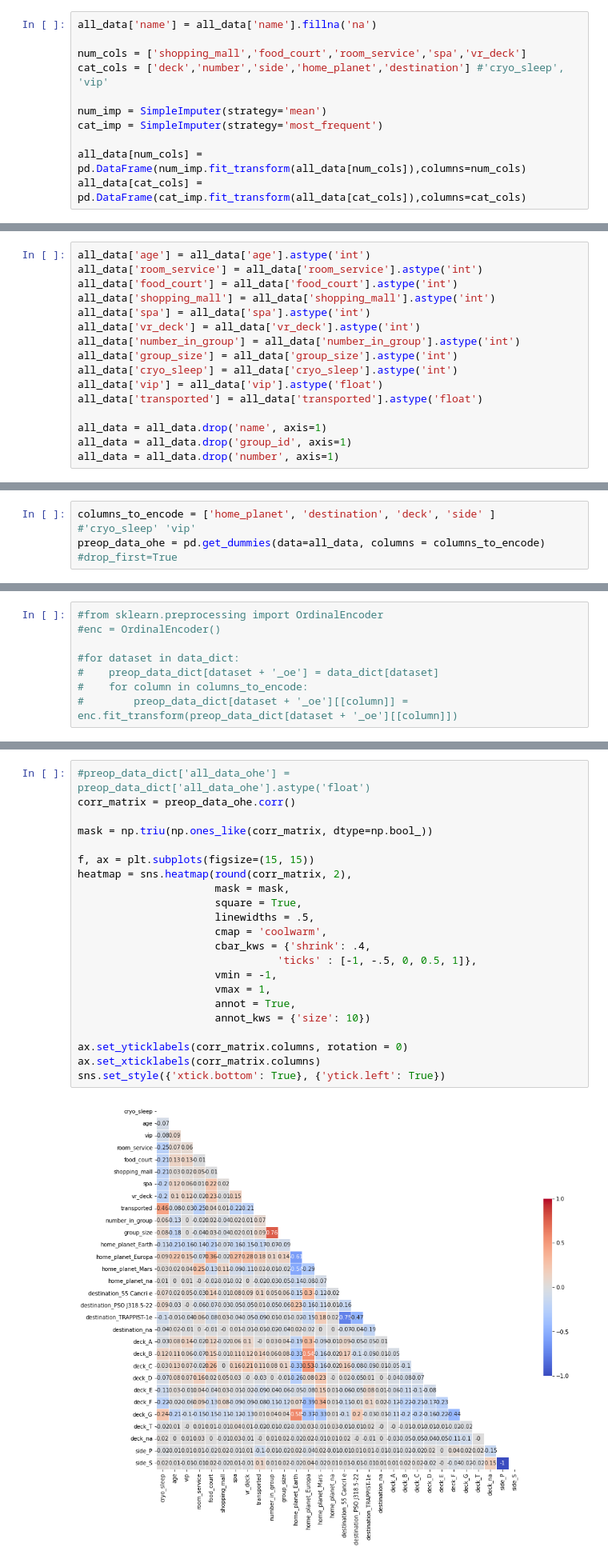
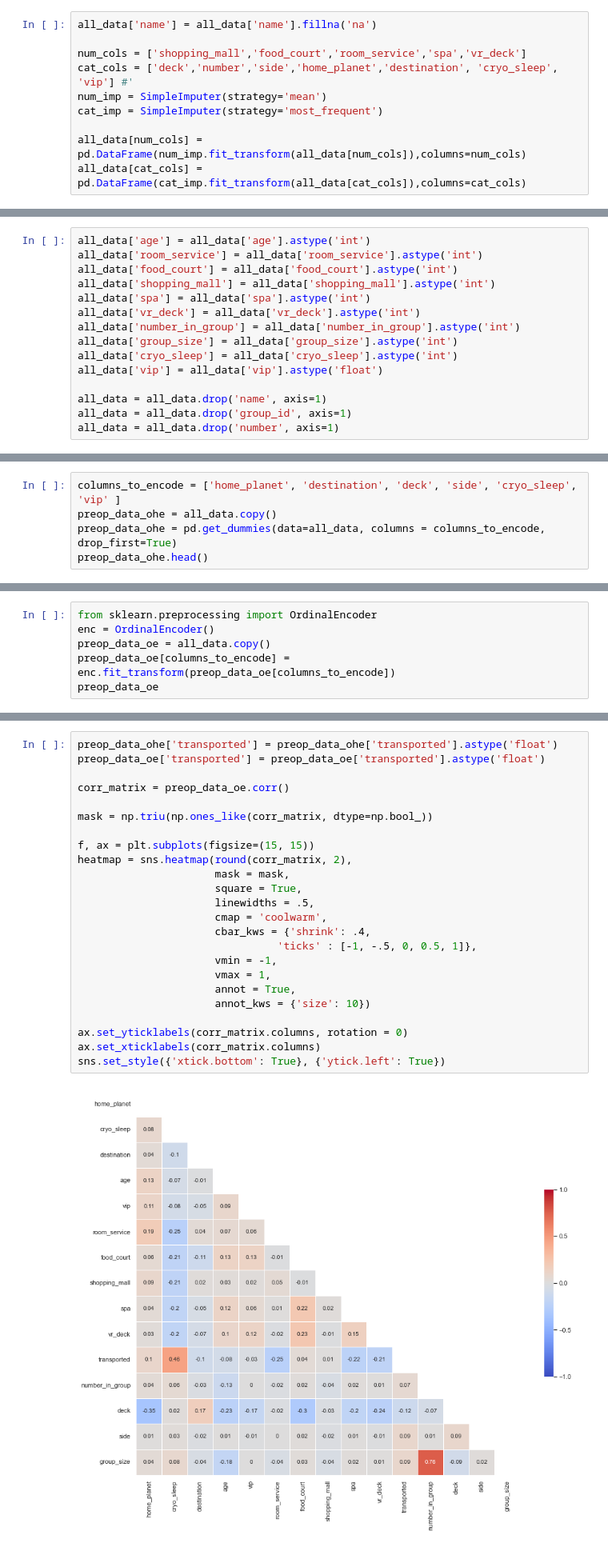
Before and after one commit to DaniilTsalik/Detecting_fraud, a Jupyter notebook: Untitled.ipynb, the cells around one changed output, grey strips where cells are left out. Shown: that part at 80% size. Saved outputs shown, nothing was run; the diff lists cells and outputs as text.

```diff
--- a/Untitled.ipynb
+++ b/Untitled.ipynb
@@ -615,8 +635,7 @@ dtype: int64
 all_data['name'] = all_data['name'].fillna('na')
 
 num_cols = ['shopping_mall','food_court','room_service','spa','vr_deck']
-cat_cols = ['deck','number','side','home_planet','destination'] #'cryo_sleep', 'vip'
-
+cat_cols = ['deck','number','side','home_planet','destination', 'cryo_sleep', 'vip'] #'
 num_imp = SimpleImputer(strategy='mean')
 cat_imp = SimpleImputer(strategy='most_frequent')
 
@@ -685,7 +704,6 @@ all_data['number_in_group'] = all_data['number_in_group'].astype('int')
 all_data['group_size'] = all_data['group_size'].astype('int')
 all_data['cryo_sleep'] = all_data['cryo_sleep'].astype('int')
 all_data['vip'] = all_data['vip'].astype('float')
-all_data['transported'] = all_data['transported'].astype('float')
 
 all_data = all_data.drop('name', axis=1)
 all_data = all_data.drop('group_id', axis=1)
@@ -712,5 +730,7 @@ dtype: object
 # %% [markdown]
 #### OHE
 # %%
-columns_to_encode = ['home_planet', 'destination', 'deck', 'side' ] #'cryo_sleep' 'vip'
-preop_data_ohe = pd.get_dummies(data=all_data, columns = columns_to_encode) #drop_first=True
+columns_to_encode = ['home_planet', 'destination', 'deck', 'side', 'cryo_sleep', 'vip' ]
+preop_data_ohe = all_data.copy()
+preop_data_ohe = pd.get_dummies(data=all_data, columns = columns_to_encode, drop_first=True)
+preop_data_ohe.head()
@@ -717,10 +745,8 @@ preop_data_ohe = pd.get_dummies(data=all_data, columns = columns_to_encode) #dro
 # %% [markdown]
 #### OE
 # %%
-#from sklearn.preprocessing import OrdinalEncoder
-#enc = OrdinalEncoder()
-
-#for dataset in data_dict:
-#    preop_data_dict[dataset + '_oe'] = data_dict[dataset]
-#    for column in columns_to_encode:
-#        preop_data_dict[dataset + '_oe'][[column]] = enc.fit_transform(preop_data_dict[dataset + '_oe'][[column]])
+from sklearn.preprocessing import OrdinalEncoder
+enc = OrdinalEncoder()
+preop_data_oe = all_data.copy()
+preop_data_oe[columns_to_encode] = enc.fit_transform(preop_data_oe[columns_to_encode])
+preop_data_oe
@@ -729,29 +769,31 @@ preop_data_ohe = pd.get_dummies(data=all_data, columns = columns_to_encode) #dro
 # %% [markdown]
 #### Матрица корреляции
 # %%
-#preop_data_dict['all_data_ohe'] = preop_data_dict['all_data_ohe'].astype('float')
-corr_matrix = preop_data_ohe.corr()
+preop_data_ohe['transported'] = preop_data_ohe['transported'].astype('float')
+preop_data_oe['transported'] = preop_data_oe['transported'].astype('float')
+
+corr_matrix = preop_data_oe.corr()
 
 mask = np.triu(np.ones_like(corr_matrix, dtype=np.bool_))
 
 f, ax = plt.subplots(figsize=(15, 15))
 heatmap = sns.heatmap(round(corr_matrix, 2),
                       mask = mask,
                       square = True,
                       linewidths = .5,
                       cmap = 'coolwarm',
                       cbar_kws = {'shrink': .4,
                                 'ticks' : [-1, -.5, 0, 0.5, 1]},
                       vmin = -1,
                       vmax = 1,
                       annot = True,
                       annot_kws = {'size': 10})
 
 ax.set_yticklabels(corr_matrix.columns, rotation = 0)
 ax.set_xticklabels(corr_matrix.columns)
 sns.set_style({'xtick.bottom': True}, {'ytick.left': True})
 # %% [output]
-[figure, old version]
+[figure, new version]
 # %%
 dtc = tree.DecisionTreeClassifier(random_state=12345)
 rfc = RandomForestClassifier(random_state=12345)
```
Also changed, not shown: parts of 40 cells of this notebook, 1 other file.
